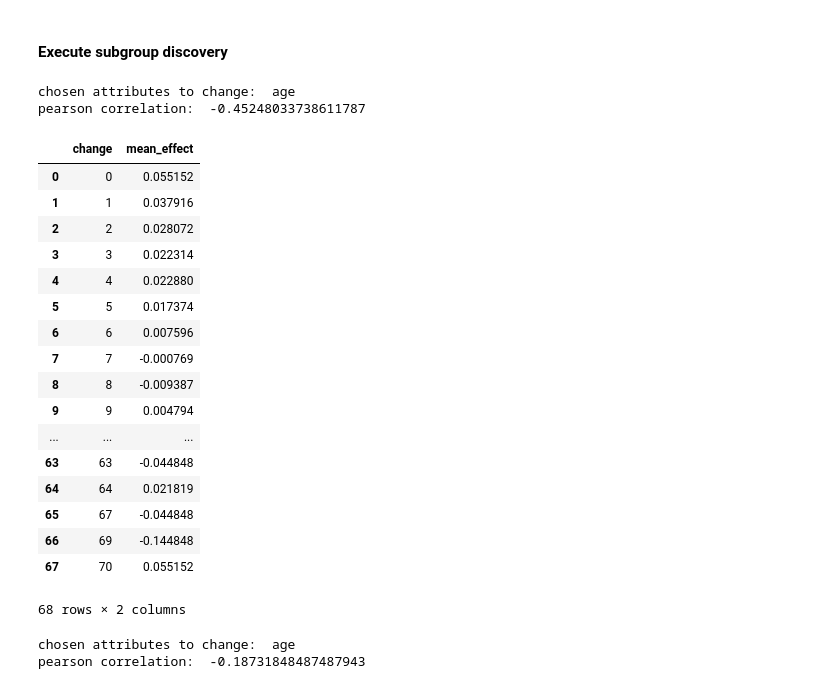
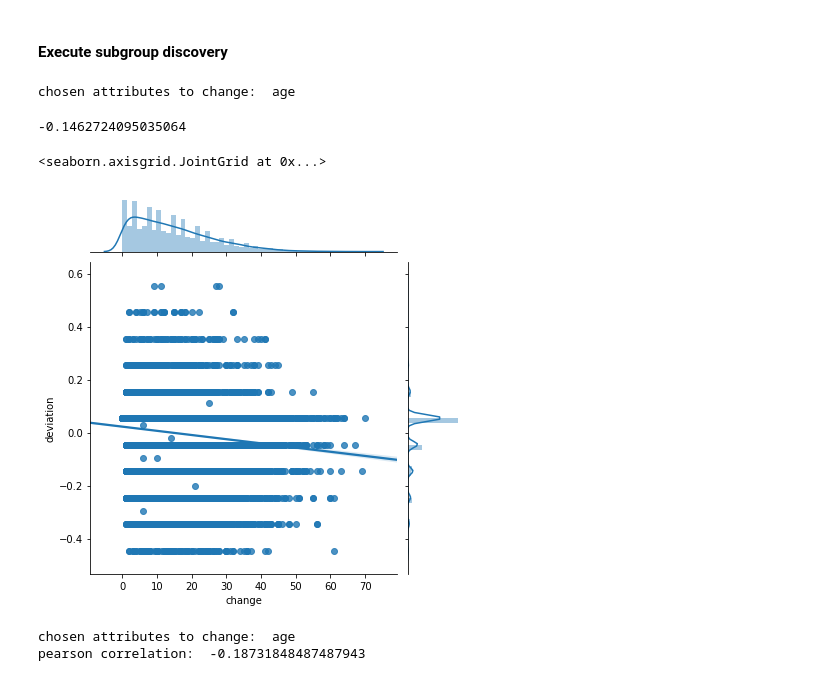
Before and after one commit to XiaoqiMa/Master-Thesis, a Jupyter notebook: Code/Jupyter-notebooks/age_permutation.ipynb, the cells around one changed output. Saved outputs shown, nothing was run; the diff lists cells and outputs as text; code cells hidden in the pictures.

```diff
--- a/Code/Jupyter-notebooks/age_permutation.ipynb
+++ b/Code/Jupyter-notebooks/age_permutation.ipynb
@@ -139,6 +140,13 @@ def check_corr(df_data):
     print('pearson correlation: ', pear_corr)
 #     return sns.jointplot(x=df_effect['change'], y=df_effect['mean_effect'], data=df_effect, kind="reg")
     return df_effect
+# %%
+def check_corr_nogroup(df_data):
+    df_effect = df_data[['change', 'deviation']]
+    pear_corr = np.corrcoef(df_data['change'].values, df_data['deviation'].values)[0, 1]
+    print(pear_corr)
+    return sns.jointplot(x=df_effect['change'], y=df_effect['deviation'], data=df_effect, kind="reg")
+#     return df_effect
 # %% [markdown]
 #### Execute subgroup discovery
 # %%
@@ -157,28 +165,16 @@ data = adult_train.drop(['native-country', 'target'], axis=1)
 target = adult_train['target']
 # Explore the effect of age increse
 age_increase = shuffle_attr(data, 'age', target)
-check_corr(age_increase)
+# check_corr(age_increase)
+# age_increase
 # %% [output]
 chosen attributes to change:  age
-pearson correlation:  -0.45248033738611787
-|  | change | mean_effect |
-| 0 | 0 | 0.055152 |
-| 1 | 1 | 0.037916 |
-| 2 | 2 | 0.028072 |
-| 3 | 3 | 0.022314 |
-| 4 | 4 | 0.022880 |
-| 5 | 5 | 0.017374 |
-| 6 | 6 | 0.007596 |
-| 7 | 7 | -0.000769 |
-| 8 | 8 | -0.009387 |
-| 9 | 9 | 0.004794 |
-| ... | ... | ... |
-| 63 | 63 | -0.044848 |
-| 64 | 64 | 0.021819 |
-| 65 | 67 | -0.044848 |
-| 66 | 69 | -0.144848 |
-| 67 | 70 | 0.055152 |
-68 rows × 2 columns
+# %%
+check_corr_nogroup(age_increase)
+# %% [output]
+-0.1462724095035064
+<seaborn.axisgrid.JointGrid at 0x...>
+[figure, added]
 # %%
 age_decrease = shuffle_attr(data, 'age', target, increment=False)
 check_corr(age_decrease)
```
Also changed, not shown: parts of 1 cell of this notebook, 6 other files.
